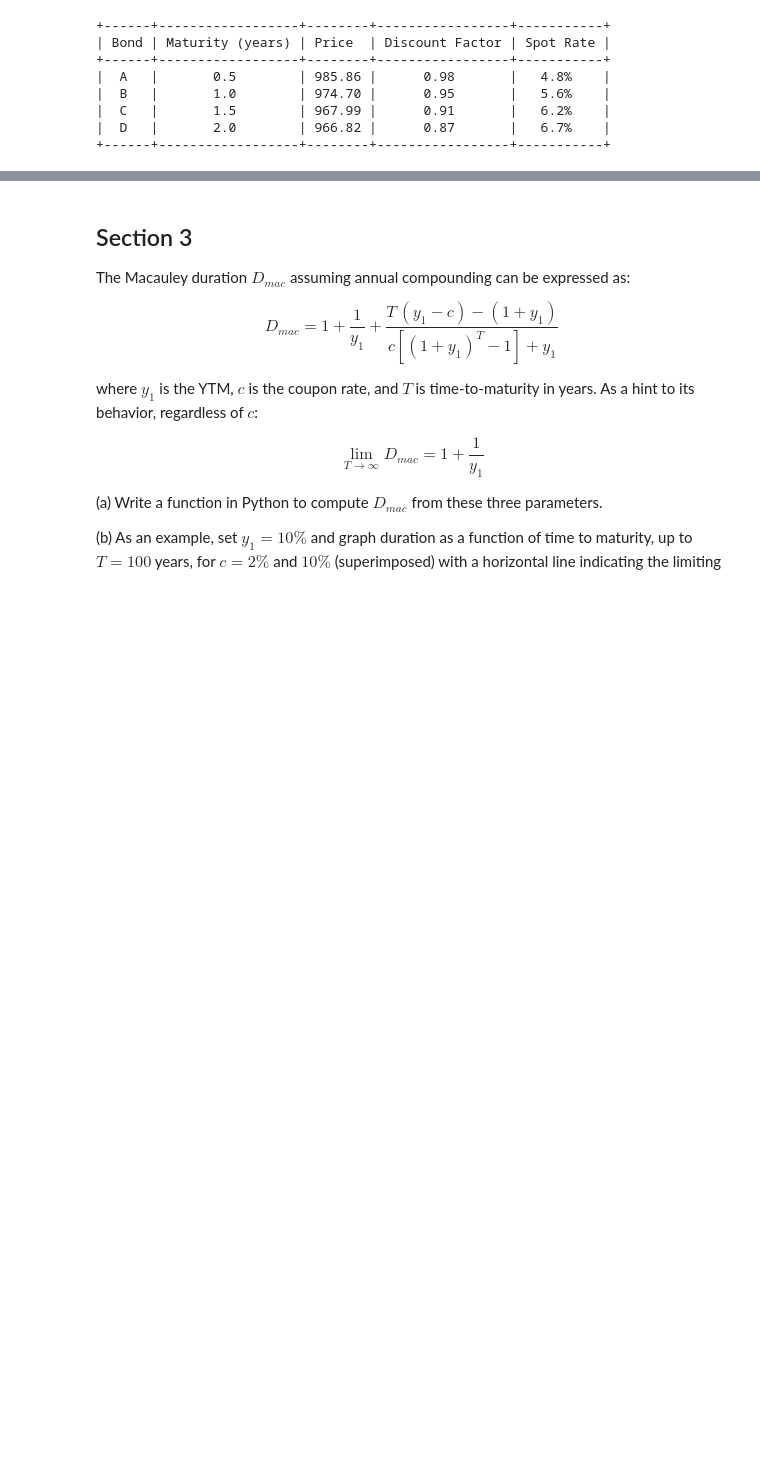
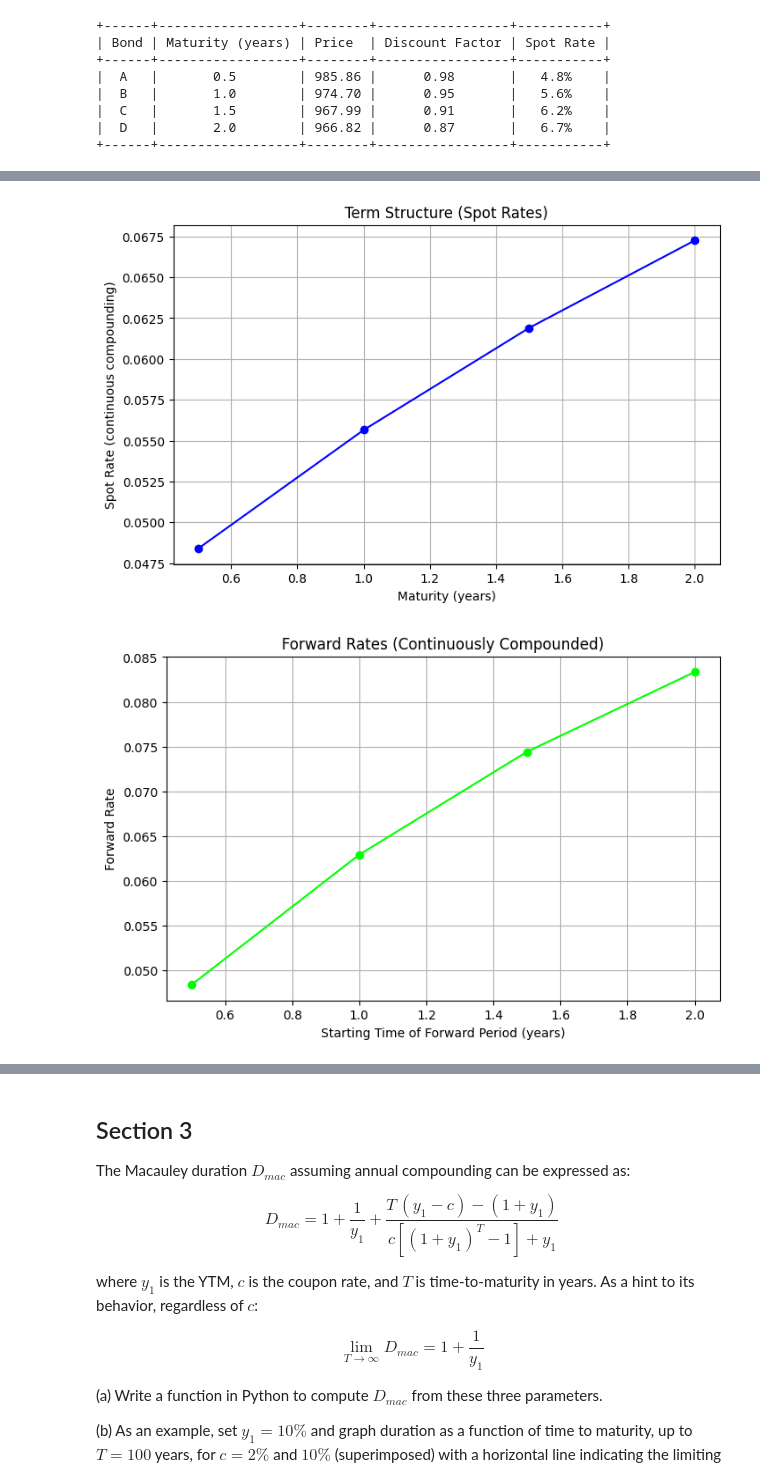
Before and after one commit to toribiodiego/EID-378-Finance, a Jupyter notebook: PS02.ipynb, the cells around one changed output, grey strips where cells are left out. Saved outputs shown, nothing was run; the diff lists cells and outputs as text; code cells hidden in the pictures; blank space fills up the shorter version.

```diff
--- a/PS02.ipynb
+++ b/PS02.ipynb
@@ -308,3 +333,31 @@ print(tabulate(rows, headers=headers, tablefmt="pretty"))
+# %%
+# use discount factors from previous computation
+Z_solved = Z
+forward_rates = compute_forward_rates(Z_solved, maturities)
+
+# set forward rate maturities (same as maturities)
+forward_maturities = maturities
+
+# plot term structure (spot rates)
+plt.figure(figsize=(8, 5))
+plt.plot(maturities, spot_rates, marker='o', linestyle='-', color='#0000FF')
+plt.title("Term Structure (Spot Rates)")
+plt.xlabel("Maturity (years)")
+plt.ylabel("Spot Rate (continuous compounding)")
+plt.grid(True)
+plt.show()
+
+# plot forward rates
+plt.figure(figsize=(8, 5))
+plt.plot(forward_maturities, forward_rates, marker='o', linestyle='-', color='#00FF00')
+plt.title("Forward Rates (Continuously Compounded)")
+plt.xlabel("Starting Time of Forward Period (years)")
+plt.ylabel("Forward Rate")
+plt.grid(True)
+plt.show()
+# %% [output]
+[figure, added]
+[figure, added]
 # %% [markdown]
 ## Section 2
 
```
Also changed, not shown: parts of 13 cells of this notebook.
